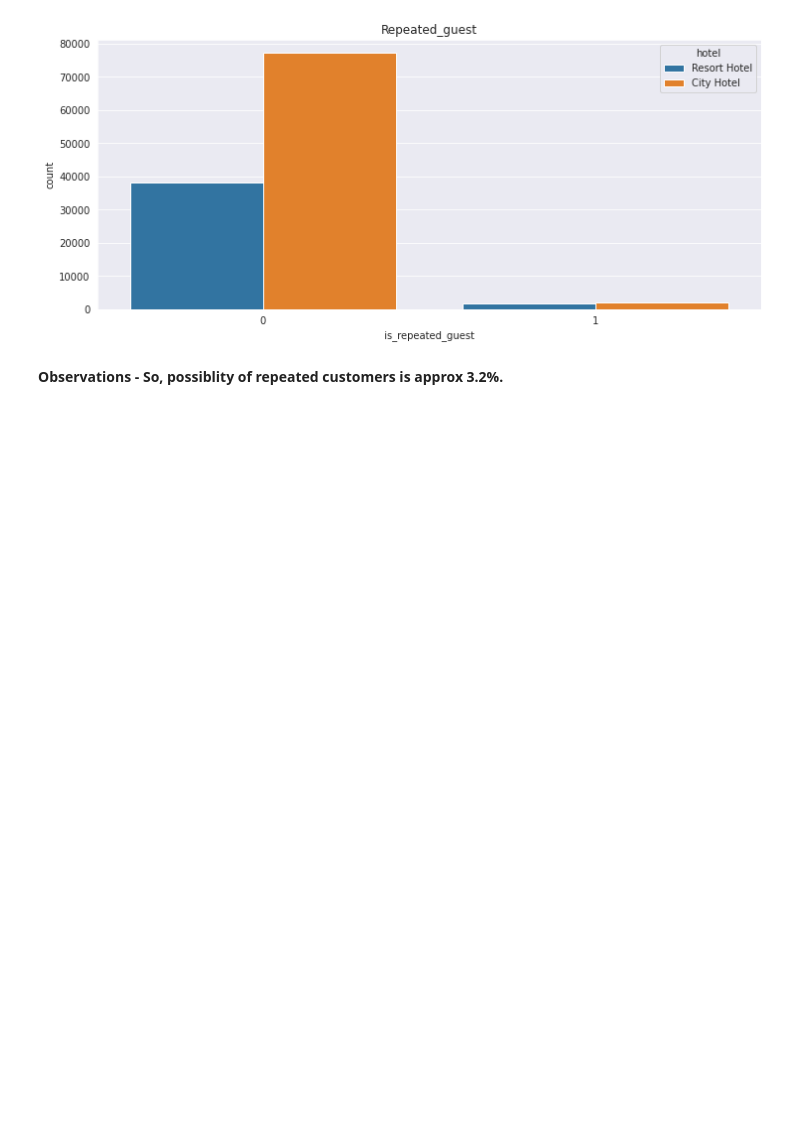
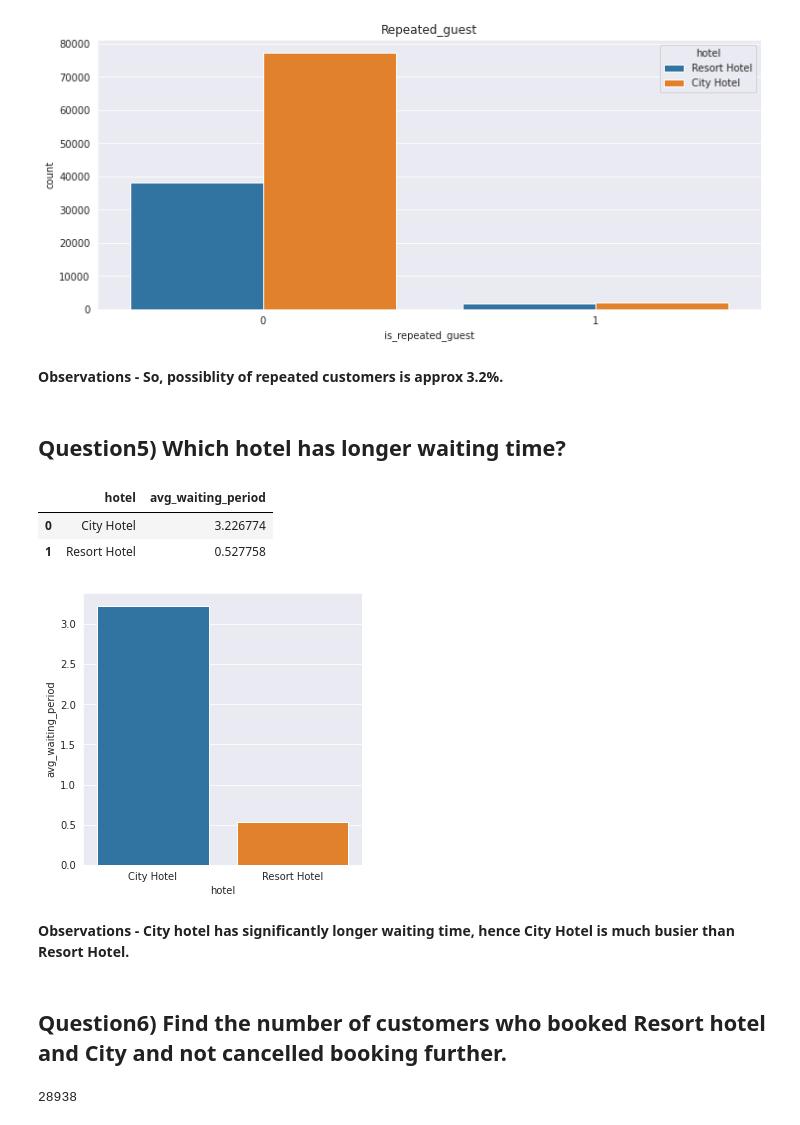
Before and after one commit to Jatingpt/Hotel-Booking-Analysis, a Jupyter notebook: Hotel_Booking_Analysis_Capstone_Project.ipynb, the cells around one changed output. Cells and saved outputs as stored; diff of their text form; code cells hidden in the pictures; blank space fills up the shorter version.

```diff
--- a/Hotel_Booking_Analysis_Capstone_Project.ipynb
+++ b/Hotel_Booking_Analysis_Capstone_Project.ipynb
@@ -507,3 +507,22 @@ ax = sns.countplot(x = 'is_repeated_guest', data = df, hue= 'hotel').set_title('
 [figure]
 # %% [markdown]
 **Observations - So, possiblity of repeated customers is approx 3.2%.**
+# %% [markdown]
+## **Question5) Which hotel has longer waiting time?**
+# %%
+avg_waiting_time_of_hotels = pd.DataFrame(grouped_by_hotel['days_in_waiting_list'].agg(np.mean).reset_index().rename(columns = {'days_in_waiting_list':'avg_waiting_period'}))
+avg_waiting_time_of_hotels
+# %% [output]
+|  | hotel | avg_waiting_period |
+| 0 | City Hotel | 3.226774 |
+| 1 | Resort Hotel | 0.527758 |
+# %%
+plt.figure(figsize = (5,5))
+sns.barplot(x = avg_waiting_time_of_hotels['hotel'], y = avg_waiting_time_of_hotels['avg_waiting_period'])
+plt.show()
+# %% [output]
+[figure, added]
+# %% [markdown]
+**Observations - City hotel has significantly longer waiting time, hence City Hotel is much busier than Resort Hotel.**
+# %% [markdown]
+## **Question6) Find the number of customers who booked Resort hotel and City and not cancelled booking further.**
@@ -509,0 +531,4 @@ ax = sns.countplot(x = 'is_repeated_guest', data = df, hue= 'hotel').set_title('
+# %%
+len(resort_booking)
+# %% [output]
+28938
```
Also changed, not shown: parts of 5 cells of this notebook.
